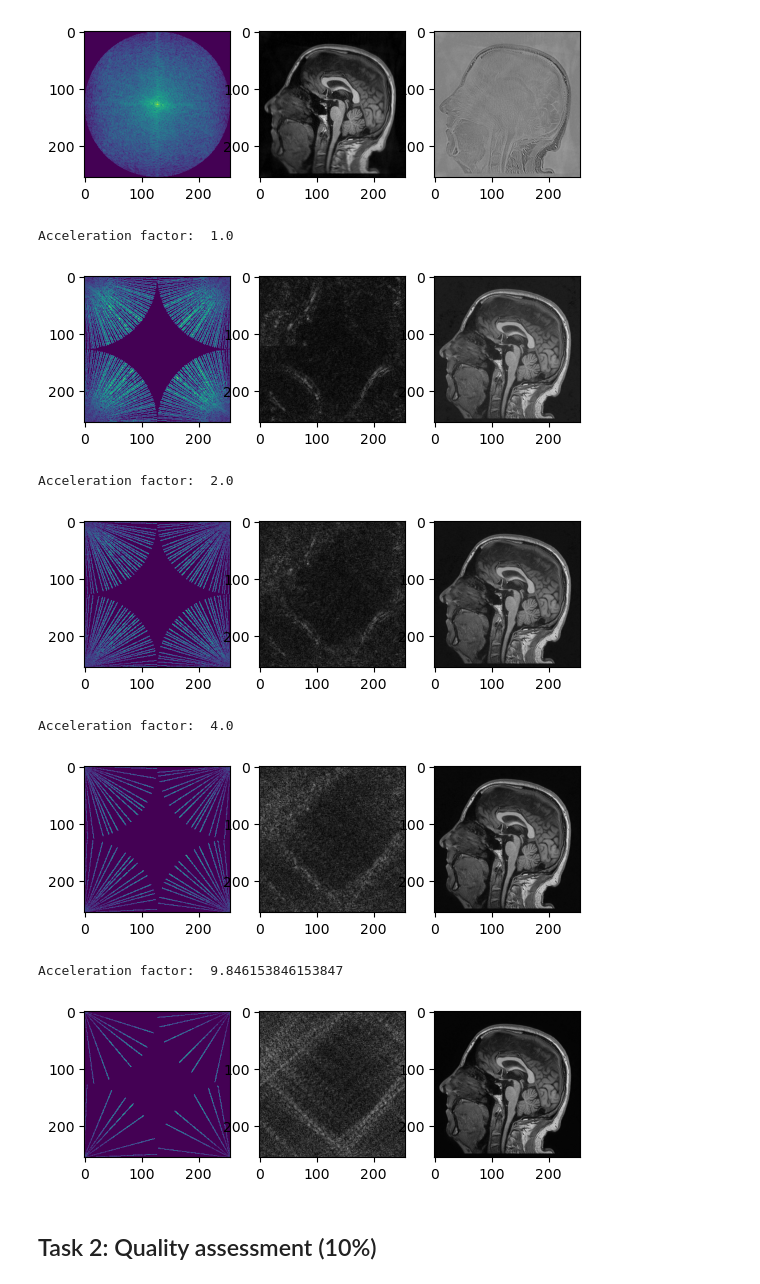
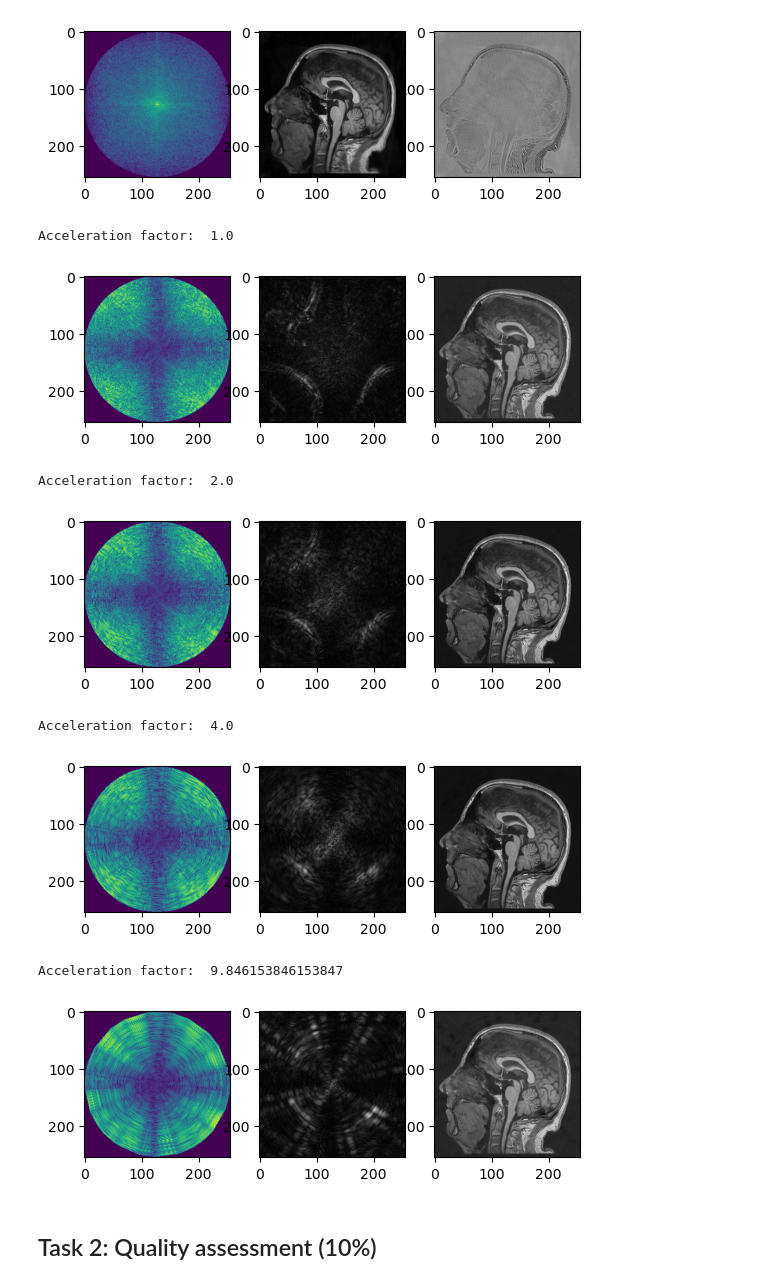
Before and after one commit to lassestahnke/HL2027_recon, a Jupyter notebook: HL2027_project_1.ipynb, the cells around one changed output. Saved outputs shown, nothing was run; the diff lists cells and outputs as text; code cells hidden in the pictures.

```diff
--- a/HL2027_project_1.ipynb
+++ b/HL2027_project_1.ipynb
@@ -72,41 +72,51 @@ plt.show()
 # compute acceleration factor:
 # acceleration factor is number of sample points with cartesian sampling divided by number of sampling points with radial points:
 # acc = (256*256)/(n_spikes*samples_per_spikes) -> with samples_per_spikes=256:  n_spikes = 256/acc
 # acc in [1, 10]: upper boundary: n_spikes >= 256/10 = 25.6; lower boundary: n_spikes <= 256/1 = 256
 # --> Values for spikes between 26 and 156 spikes are permissible
 
 n_spikes = [256, 128, 64, 26] # list of number of spikes
 
 ffts = [] # list to store ffts
 iffts = [] # list to store subsampled images
 
+# setting new grid for interpolation:
+grid_x,grid_y = np.mgrid[0:256, 0:256]
+
 for n in n_spikes:
-    coord = sp.mri.radial((n,256,2), (256,256), dtype=int)
-    tmp_fft = np.zeros_like(fft_t1_slice)
-    tmp_fft[coord[:,:,1],coord[:,:,0]] = fft_t1_slice[coord[:,:,1],coord[:,:,0]]
+    coord = sp.mri.radial((n,256,2), (256,256)) + 256/2
+    # radial sampling of the original k-space
+    tmp_k_sp_radial = sp.interpolate(fft_t1_slice, coord)
+
+    # interpolation of sampled points to new grid
+    tmp_points = np.transpose(np.array([coord[:, :, 0].flatten(), coord[:, :, 1].flatten()]))
+    tmp_values = tmp_k_sp_radial.flatten()
+    tmp_fft = griddata(tmp_points, tmp_values, (grid_x, grid_y), method='cubic', fill_value=0)
+
+    # append to list for further analysis
     ffts.append(tmp_fft)
-    iffts.append(abs(sp.ifft(tmp_fft, center=False)))
+    iffts.append(abs(sp.ifft(tmp_fft, center=True)))
 
 # plot all ffts and respective iffts
 for n, fft, ifft in zip(n_spikes, ffts, iffts):
     print("Acceleration factor: ", 256/n)
     plt.figure()
     plt.subplot(131)
     plt.imshow(np.log10(abs(fft)+1))
     plt.subplot(132)
     plt.imshow(ifft, cmap='gray')
     plt.subplot(133)
     plt.imshow(t1_slice-ifft, cmap='gray')
     plt.show()
 # %% [output]
 Acceleration factor:  1.0
-[figure, old version]
+[figure, new version]
 Acceleration factor:  2.0
-[figure, old version]
+[figure, new version]
 Acceleration factor:  4.0
-[figure, old version]
+[figure, new version]
 Acceleration factor:  9.846153846153847
-[figure, old version]
+[figure, new version]
 # %% [markdown]
 ## Task 2: Quality assessment (10%)
 # %%
```
Also changed, not shown: parts of 2 cells of this notebook.
